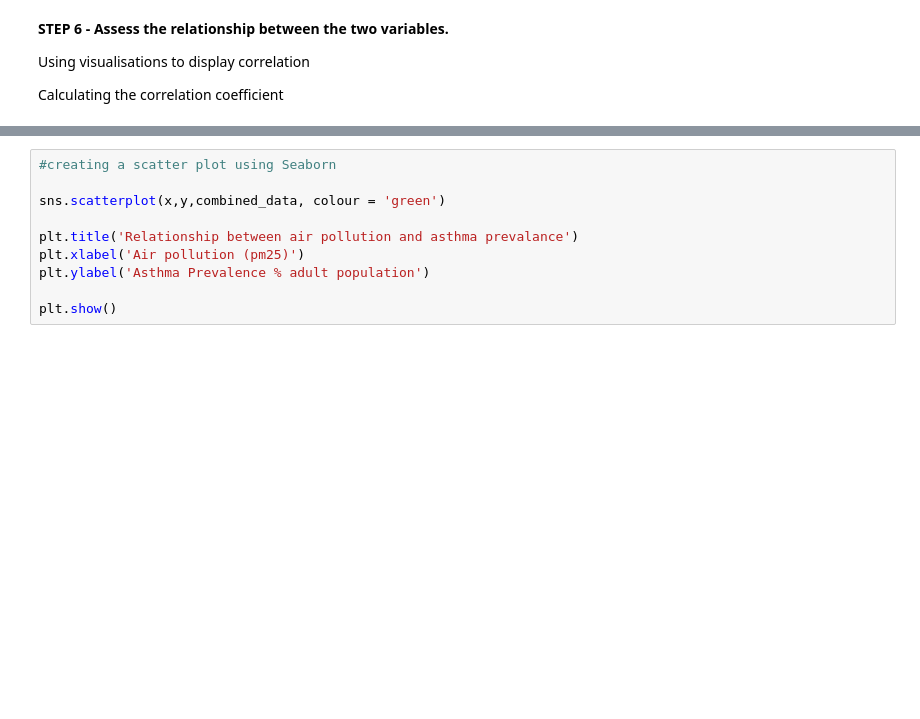
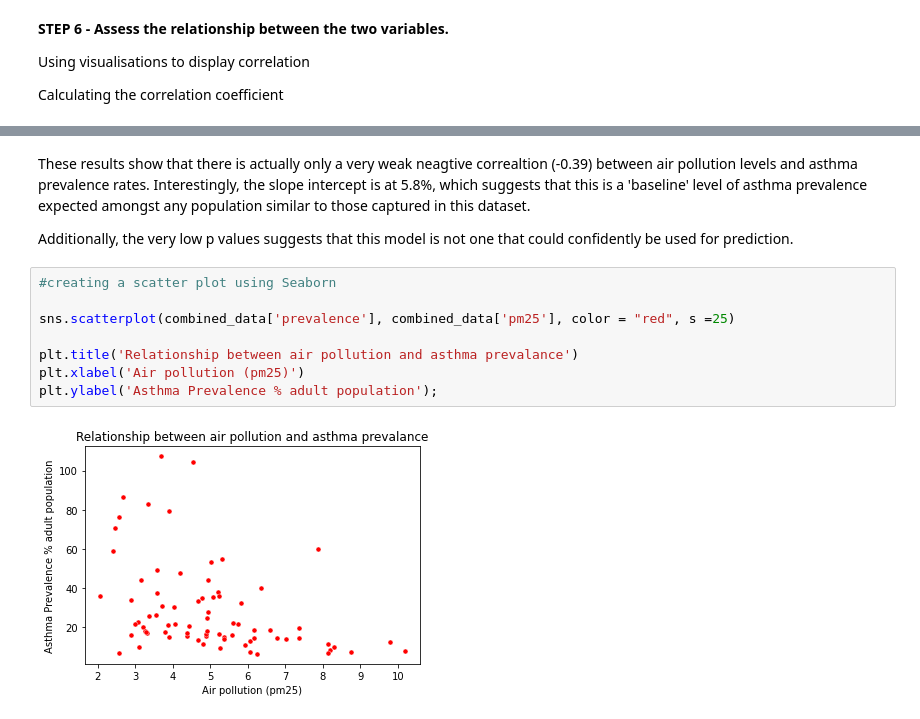
Before and after one commit to claret003/pythoncourse, a Jupyter notebook: Project.ipynb, the cells around one changed output, grey strips where cells are left out. Cells and saved outputs as stored; diff of their text form; blank space fills up the shorter version.

```diff
--- a/Project.ipynb
+++ b/Project.ipynb
@@ -312,10 +341,14 @@ print(regression.rvalue)
+# %% [markdown]
+These results show that there is actually only a very weak neagtive correaltion (-0.39) between air pollution levels and asthma prevalence rates. Interestingly, the slope intercept is at 5.8%, which suggests that this is a 'baseline' level of asthma prevalence expected amongst any population similar to those captured in this dataset.
+
+Additionally, the very low p values suggests that this model is not one that could confidently be used for prediction.
 # %%
 #creating a scatter plot using Seaborn
 
-sns.scatterplot(x,y,combined_data, colour = 'green')
+sns.scatterplot(combined_data['prevalence'], combined_data['pm25'], color = "red", s =25)
 
 plt.title('Relationship between air pollution and asthma prevalance')
 plt.xlabel('Air pollution (pm25)')
-plt.ylabel('Asthma Prevalence % adult population')
-
-plt.show()
+plt.ylabel('Asthma Prevalence % adult population');
+# %% [output]
+[figure, added]
```
Also changed, not shown: parts of 10 cells of this notebook.
